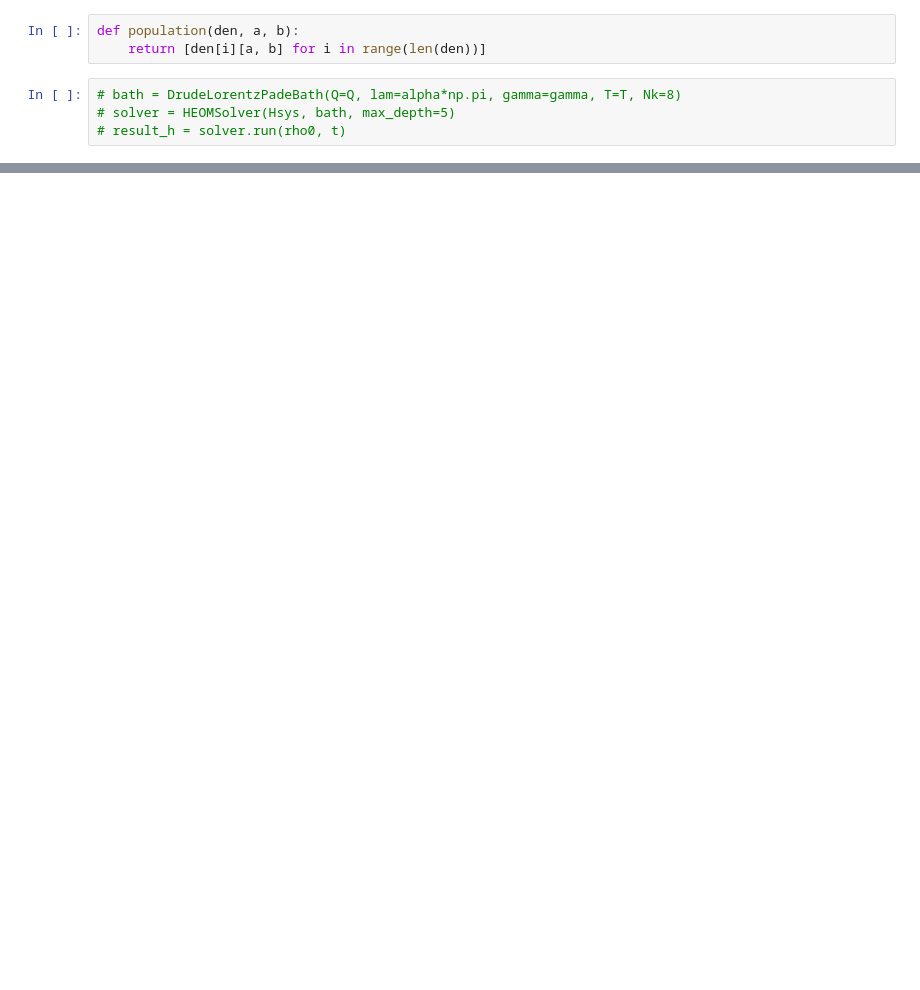
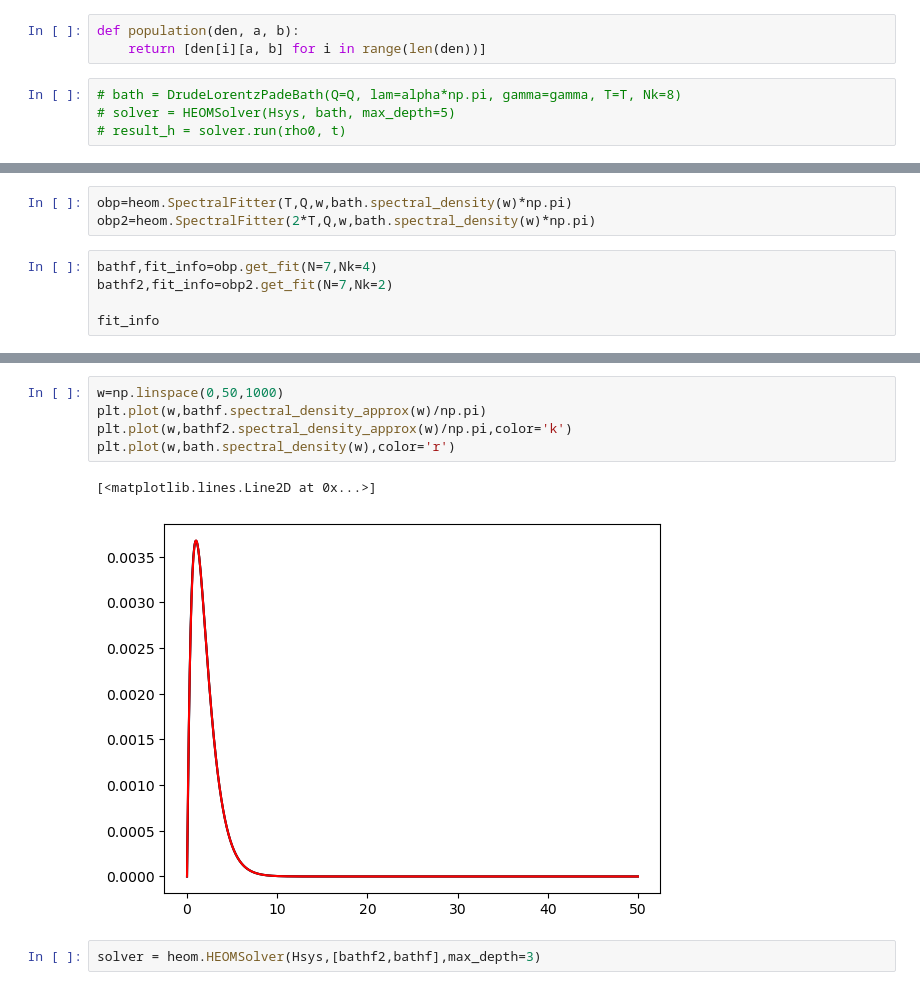
Before and after one commit to mcditoos/NonMarkovianMethods, a Jupyter notebook: docs/example_qutip.ipynb, the cells around one changed output, grey strips where cells are left out. Drawn from its saved outputs; the diff is of its cells as text; blank space fills up the shorter version.

```diff
--- a/docs/example_qutip.ipynb
+++ b/docs/example_qutip.ipynb
@@ -69,0 +95,8 @@ plt.plot(w,bath2.spectral_density(w))
+# %%
+obp=heom.SpectralFitter(T,Q,w,bath.spectral_density(w)*np.pi)
+obp2=heom.SpectralFitter(2*T,Q,w,bath.spectral_density(w)*np.pi)
+# %%
+bathf,fit_info=obp.get_fit(N=7,Nk=4)
+bathf2,fit_info=obp2.get_fit(N=7,Nk=2)
+
+fit_info
@@ -69,0 +115,10 @@ plt.plot(w,bath2.spectral_density(w))
+# %%
+w=np.linspace(0,50,1000)
+plt.plot(w,bathf.spectral_density_approx(w)/np.pi)
+plt.plot(w,bathf2.spectral_density_approx(w)/np.pi,color='k')
+plt.plot(w,bath.spectral_density(w),color='r')
+# %% [output]
+[<matplotlib.lines.Line2D at 0x...>]
+[figure, added]
+# %%
+solver = heom.HEOMSolver(Hsys,[bathf2,bathf],max_depth=3)
```
Also changed, not shown: parts of 27 cells of this notebook, 8 other files.
